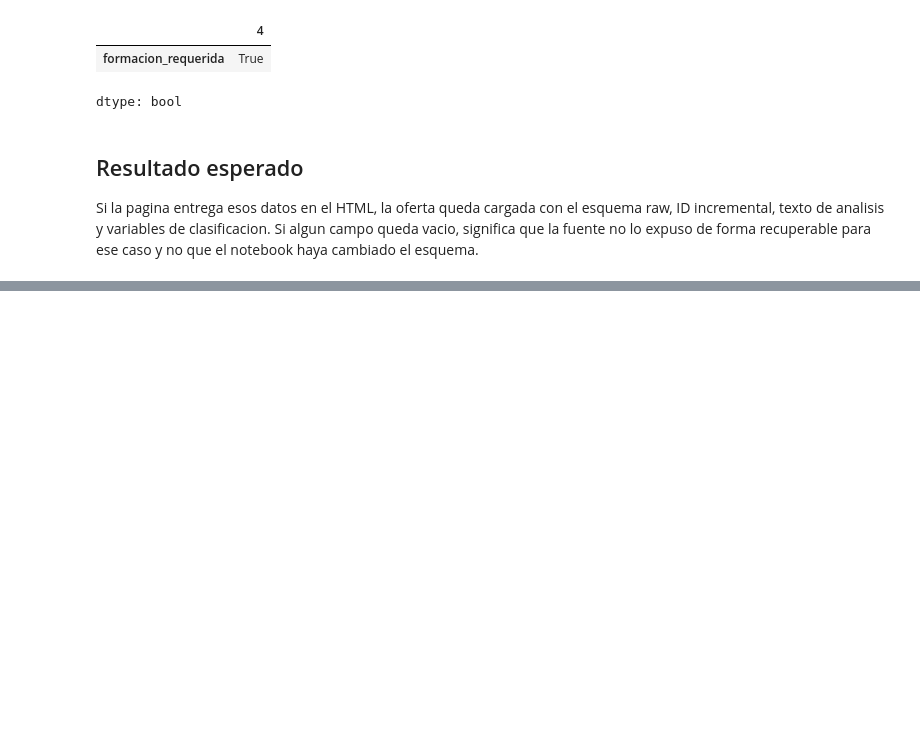
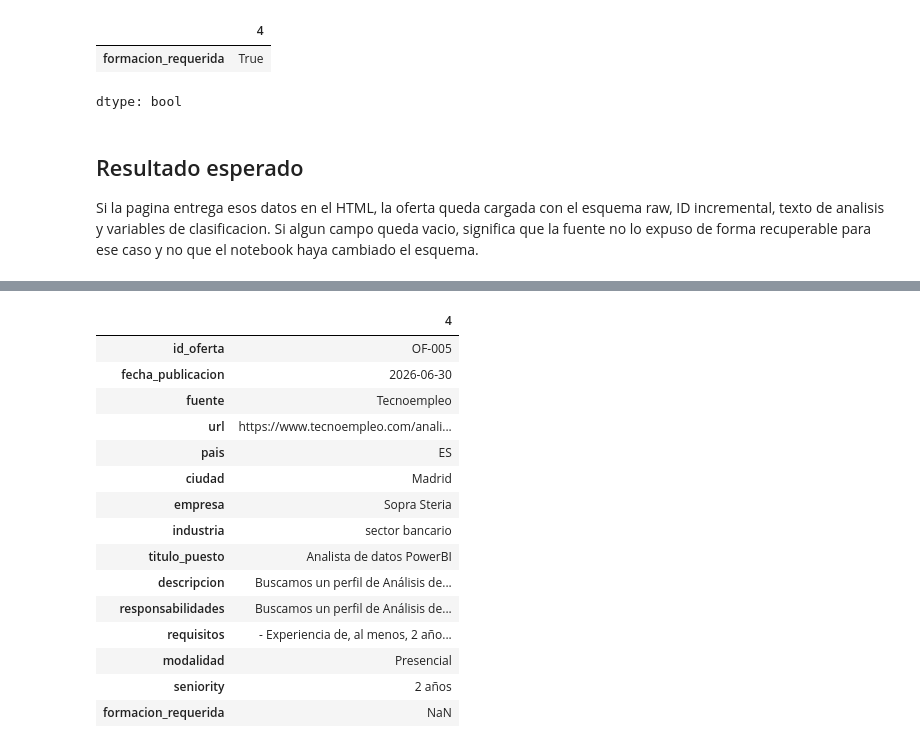
Before and after one commit to YaninaColangelo/market_labor_analysis, a Jupyter notebook: notebooks/00_1_exploracion_fuente.ipynb, the cells around one changed output, grey strips where cells are left out. Saved outputs shown, nothing was run; the diff lists cells and outputs as text; code cells hidden in the pictures; blank space fills up the shorter version.

```diff
--- a/notebooks/00_1_exploracion_fuente.ipynb
+++ b/notebooks/00_1_exploracion_fuente.ipynb
@@ -241,0 +305,37 @@ Si la pagina entrega esos datos en el HTML, la oferta queda cargada con el esque
+# %%
+campos_revision = [
+    "id_oferta",
+    "fecha_publicacion",
+    "fuente",
+    "url",
+    "pais",
+    "ciudad",
+    "empresa",
+    "industria",
+    "titulo_puesto",
+    "descripcion",
+    "responsabilidades",
+    "requisitos",
+    "modalidad",
+    "seniority",
+    "formacion_requerida",
+]
+
+df_raw_check[df_raw_check["url"] == url][campos_revision].T
+# %% [output]
+|  | 4 |
+| id_oferta | OF-005 |
+| fecha_publicacion | 2026-06-30 |
+| fuente | Tecnoempleo |
+| url | https://www.tecnoempleo.com/anali... |
+| pais | ES |
+| ciudad | Madrid |
+| empresa | Sopra Steria |
+| industria | sector bancario |
+| titulo_puesto | Analista de datos PowerBI |
+| descripcion | Buscamos un perfil de Análisis de... |
+| responsabilidades | Buscamos un perfil de Análisis de... |
+| requisitos | - Experiencia de, al menos, 2 año... |
+| modalidad | Presencial |
+| seniority | 2 años |
+| formacion_requerida | NaN |
```
Also changed, not shown: parts of 2 cells of this notebook.
